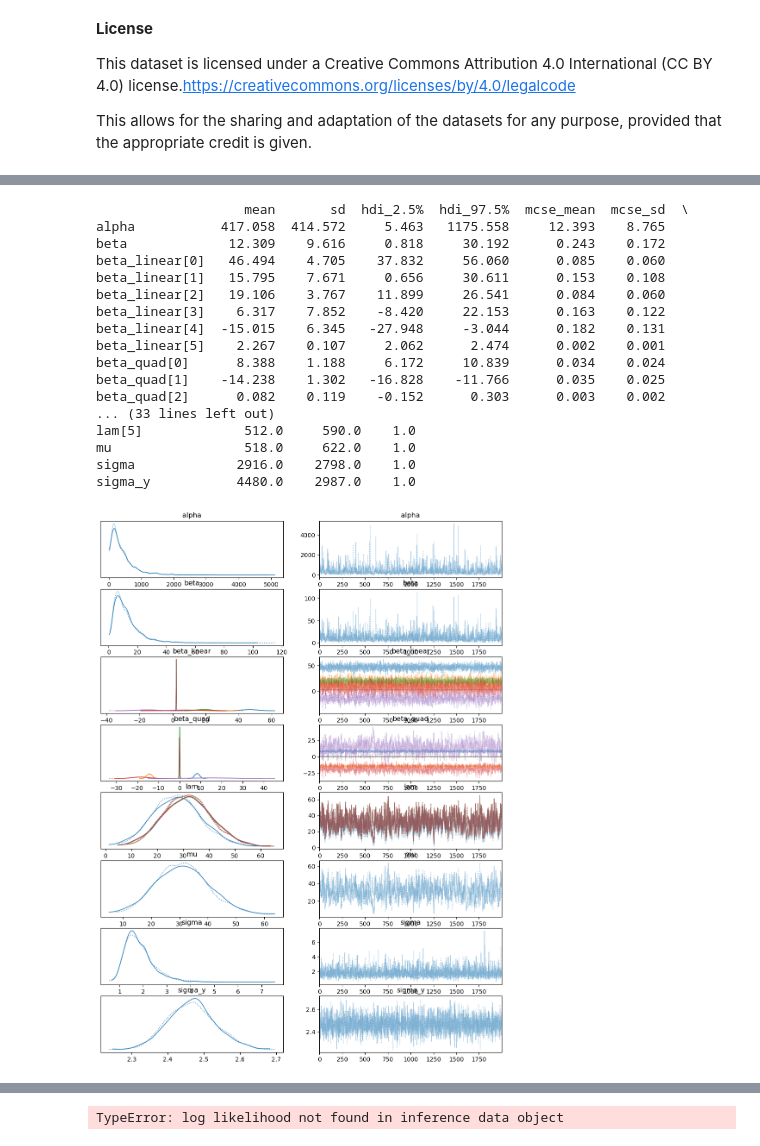
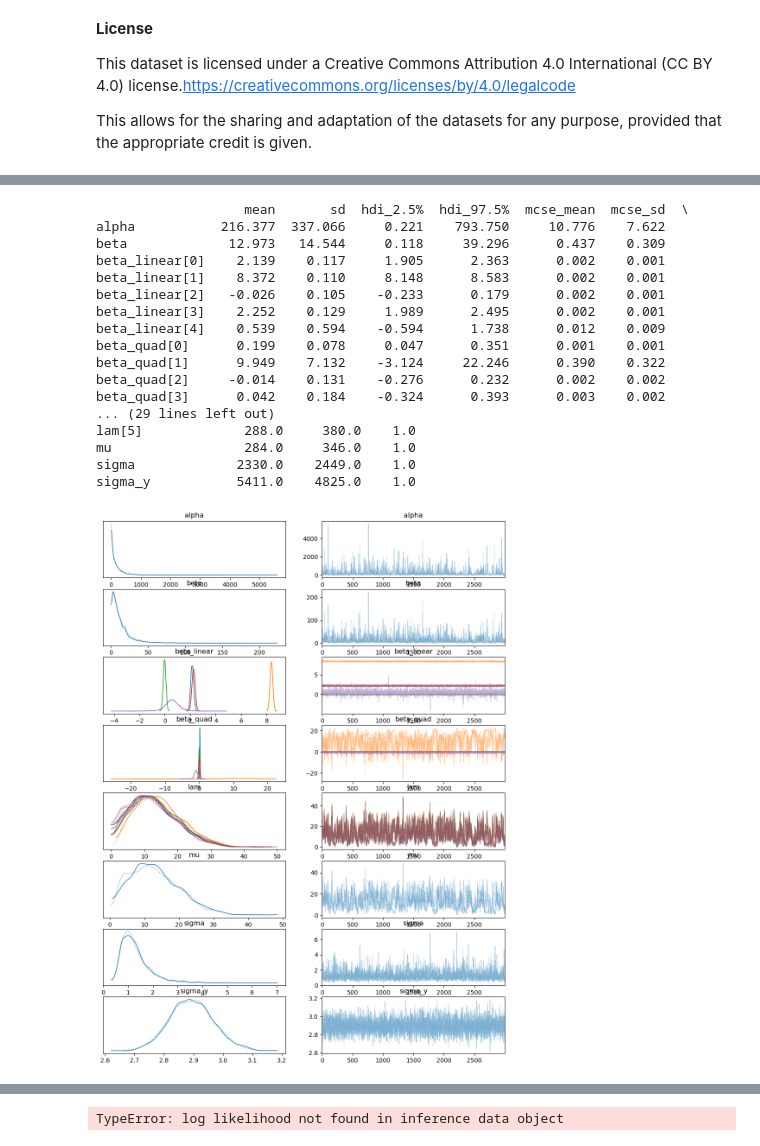
Before and after one commit to venkatanadikatla/pytorch, a Jupyter notebook: Hierarchical_Model_Energy_Efficient.ipynb, the cells around one changed output, grey strips where cells are left out. Drawn from its saved outputs; the diff is of its cells as text; code cells hidden in the pictures.

```diff
--- a/Hierarchical_Model_Energy_Efficient.ipynb
+++ b/Hierarchical_Model_Energy_Efficient.ipynb
@@ -185,7 +237,8 @@ df.columns = ['Relative_Compactness', 'Surface_Area', 'Wall_Area', 'Roof_Area',
               'Orientation', 'Glazing_Area', 'Glazing_Area_Distribution', 'Heating_Load', 'Cooling_Load']
 
 # Standardize the input variables for better performance in the Bayesian model
-X = df[['Relative_Compactness', 'Surface_Area', 'Wall_Area', 'Roof_Area', 'Overall_Height', 'Glazing_Area']]
+X = df[['Wall_Area', 'Overall_Height', 'Orientation', 'Glazing_Area',
+       'Glazing_Area_Distribution' ]]
 X_standardized = (X - X.mean()) / X.std()
 
 # Add polynomial terms (squared) to capture non-linear relationships
@@ -229,50 +282,50 @@ with pm.Model(coords=COORDS) as hierarchical_model:
     # Likelihood for heating load
     likelihood = pm.Normal('likelihood', mu=mu_y, sigma=sigma_y, observed=y, dims='obs')
 
     # Sample from the posterior
-    trace = pm.sample(2000, target_accept=0.9, return_inferencedata=True)
+    trace = pm.sample(3000, tune=2000, target_accept=0.95, return_inferencedata=True)
 
 # Summarize the posterior distributions
 summary = az.summary(trace, hdi_prob=0.95)
 print(summary)
 
 # Trace plot for checking convergence
 az.plot_trace(trace)
 plt.show()
 az.summary(trace, hdi_prob=0.95)
 
 # Posterior Predictive Check
 with hierarchical_model:
     ppc = pm.sample_posterior_predictive(trace, return_inferencedata=True)
 
 # No need for from_pymc or from_pymc3
 # 'ppc' already contains posterior predictive data in the InferenceData format
 
 # Plot posterior predictive checks directly using ArviZ
 az.plot_ppc(ppc)
 plt.show()
 # %% [output]
 [interactive output not drawn]
 [interactive output not drawn]
 [interactive output not drawn]
 [interactive output not drawn]
                    mean       sd  hdi_2.5%  hdi_97.5%  mcse_mean  mcse_sd  \
-alpha           417.058  414.572     5.463   1175.558     12.393    8.765
-beta             12.309    9.616     0.818     30.192      0.243    0.172
-beta_linear[0]   46.494    4.705    37.832     56.060      0.085    0.060
-beta_linear[1]   15.795    7.671     0.656     30.611      0.153    0.108
-beta_linear[2]   19.106    3.767    11.899     26.541      0.084    0.060
-beta_linear[3]    6.317    7.852    -8.420     22.153      0.163    0.122
-beta_linear[4]  -15.015    6.345   -27.948     -3.044      0.182    0.131
-beta_linear[5]    2.267    0.107     2.062      2.474      0.002    0.001
-beta_quad[0]      8.388    1.188     6.172     10.839      0.034    0.024
-beta_quad[1]    -14.238    1.302   -16.828    -11.766      0.035    0.025
-beta_quad[2]      0.082    0.119    -0.152      0.303      0.003    0.002
-... (33 lines left out)
-lam[5]             512.0     590.0    1.0
-mu                 518.0     622.0    1.0
-sigma             2916.0    2798.0    1.0
-sigma_y           4480.0    2987.0    1.0
+alpha           216.377  337.066     0.221    793.750     10.776    7.622
+beta             12.973   14.544     0.118     39.296      0.437    0.309
+beta_linear[0]    2.139    0.117     1.905      2.363      0.002    0.001
+beta_linear[1]    8.372    0.110     8.148      8.583      0.002    0.001
+beta_linear[2]   -0.026    0.105    -0.233      0.179      0.002    0.001
+beta_linear[3]    2.252    0.129     1.989      2.495      0.002    0.001
+beta_linear[4]    0.539    0.594    -0.594      1.738      0.012    0.009
+beta_quad[0]      0.199    0.078     0.047      0.351      0.001    0.001
+beta_quad[1]      9.949    7.132    -3.124     22.246      0.390    0.322
+beta_quad[2]     -0.014    0.131    -0.276      0.232      0.002    0.002
+beta_quad[3]      0.042    0.184    -0.324      0.393      0.003    0.002
+... (29 lines left out)
+lam[5]             288.0     380.0    1.0
+mu                 284.0     346.0    1.0
+sigma             2330.0    2449.0    1.0
+sigma_y           5411.0    4825.0    1.0
-[figure, old version]
+[figure, new version]
 [interactive output not drawn]
 [interactive output not drawn]
```
Also changed, not shown: parts of 12 cells of this notebook.
